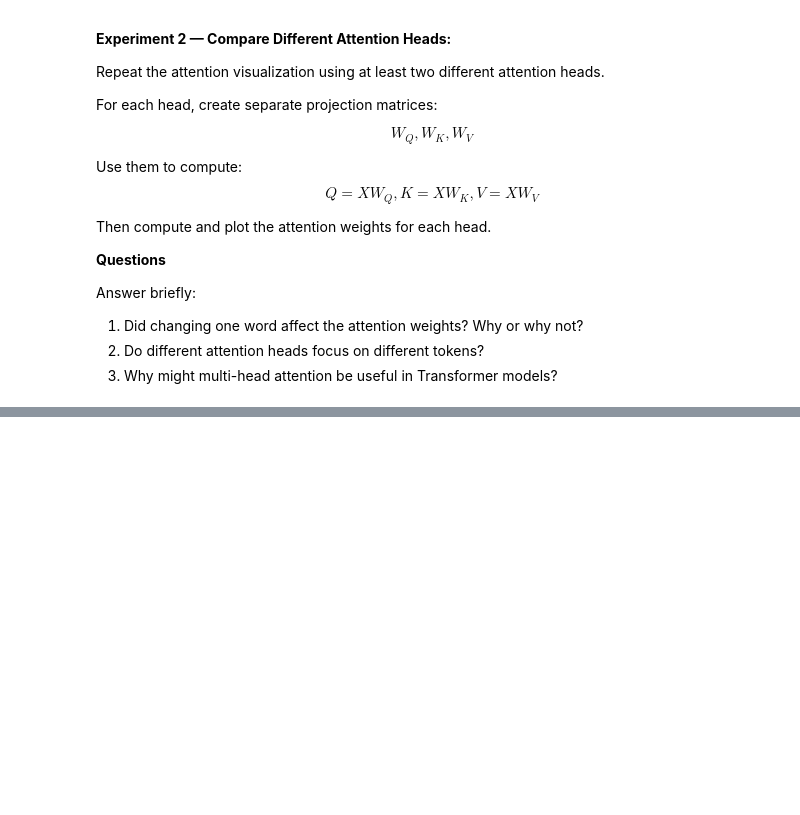
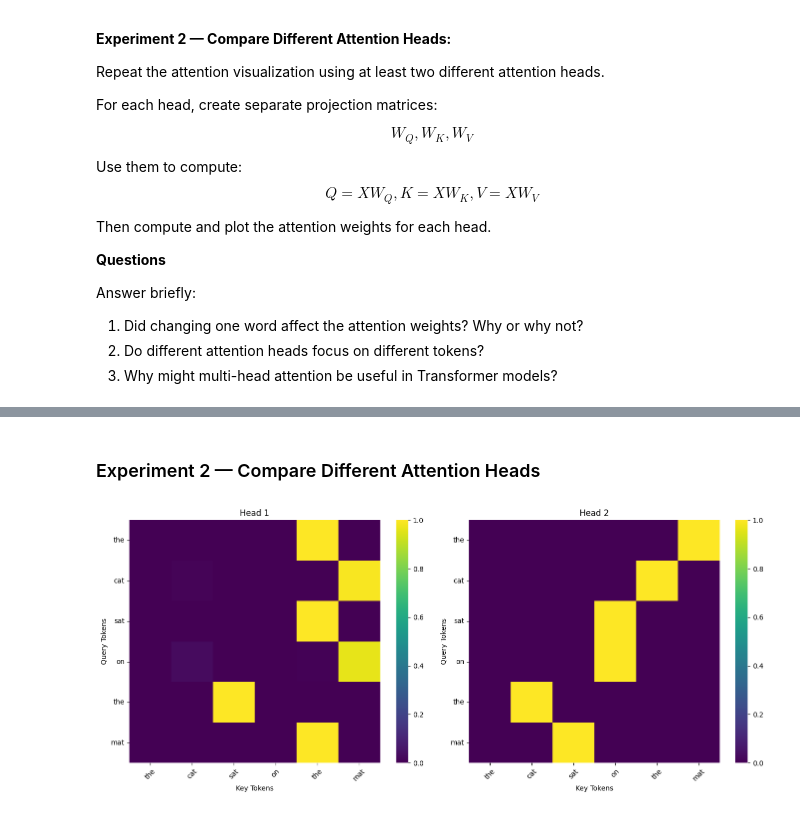
Before and after one commit to yahelcohen01/nebius-course, a Jupyter notebook: 02-LLM-Architectures/assignment_03/From_Finetuning_to_Attention_Inside_LLMs.ipynb, the cells around one changed output, grey strips where cells are left out. Cells and saved outputs as stored; diff of their text form; code cells hidden in the pictures; blank space fills up the shorter version.

```diff
--- a/02-LLM-Architectures/assignment_03/From_Finetuning_to_Attention_Inside_LLMs.ipynb
+++ b/02-LLM-Architectures/assignment_03/From_Finetuning_to_Attention_Inside_LLMs.ipynb
@@ -965,0 +1056,52 @@ Answer briefly:
+# %% [markdown]
+### Experiment 2 — Compare Different Attention Heads
+# %%
+sentence = "the cat sat on the mat"
+tokens = sentence.split()
+seq_len = len(tokens)
+
+d_model = 16
+d_k = 8        # per-head key/query dim
+d_v = 8        # per-head value dim
+num_heads = 2
+
+# shared input embeddings
+torch.manual_seed(42)
+X = torch.randn(seq_len, d_model)
+
+# build one (W_Q, W_K, W_V) triple per head, each with its own seed
+head_attentions = []
+for h in range(num_heads):
+    torch.manual_seed(100 + h)
+    W_Q = torch.randn(d_model, d_k)
+    W_K = torch.randn(d_model, d_k)
+    W_V = torch.randn(d_model, d_v)
+
+    Q = X @ W_Q
+    K = X @ W_K
+    V = X @ W_V
+
+    _, attn = scaled_dot_product_attention(Q, K, V)
+    head_attentions.append(attn)
+
+# plot the two heads side by side
+fig, axes = plt.subplots(1, num_heads, figsize=(14, 6))
+for h, attn in enumerate(head_attentions):
+    sns.heatmap(
+        attn.detach().numpy(),
+        xticklabels=tokens,
+        yticklabels=tokens,
+        cmap="viridis",
+        ax=axes[h],
+        cbar=True,
+    )
+    axes[h].set_title(f"Head {h + 1}")
+    axes[h].set_xlabel("Key Tokens")
+    axes[h].set_ylabel("Query Tokens")
+    axes[h].tick_params(axis="x", rotation=45)
+    axes[h].tick_params(axis="y", rotation=0)
+
+plt.tight_layout()
+plt.show()
+# %% [output]
+[figure, added]
```
Also changed, not shown: parts of 5 cells of this notebook, 2 other files.
